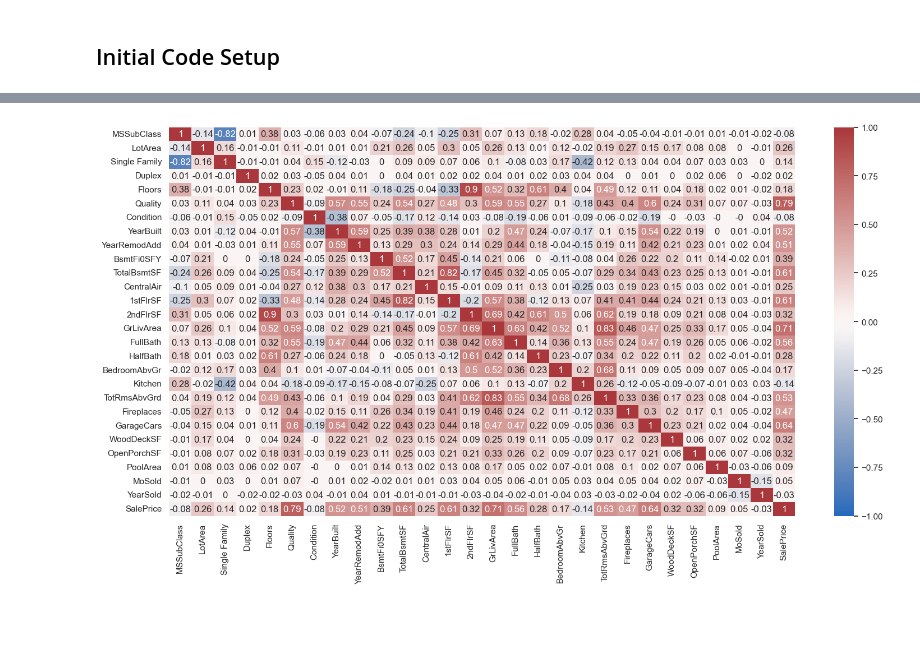
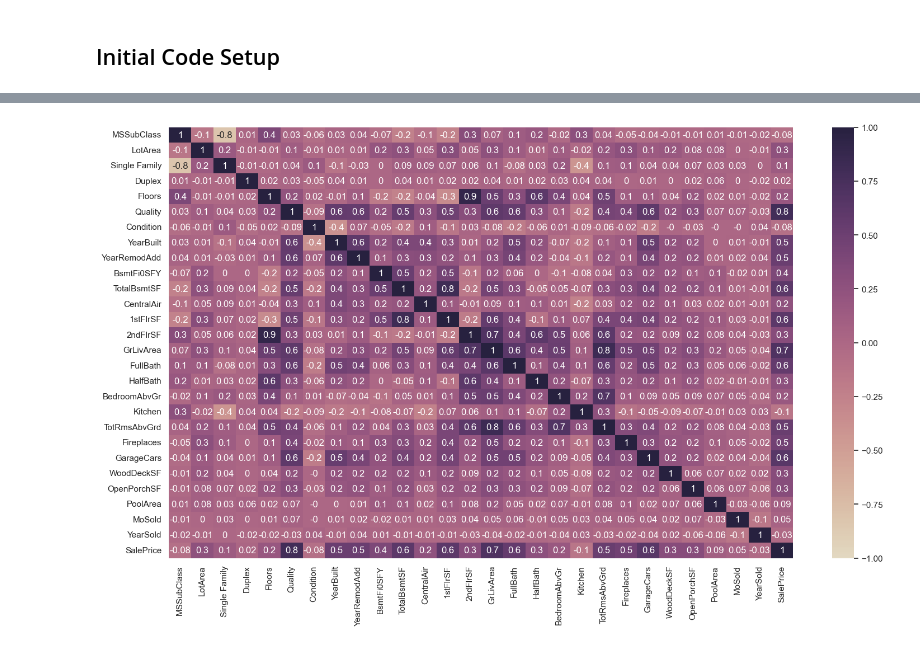
Before and after one commit to sullysbrain/wgu-c964-capstone, a Jupyter notebook: c951-task3.ipynb, the cells around one changed output, grey strips where cells are left out. Saved outputs shown, nothing was run; the diff lists cells and outputs as text; code cells hidden in the pictures; blank space fills up the shorter version.

```diff
--- a/c951-task3.ipynb
+++ b/c951-task3.ipynb
@@ -21,11 +21,14 @@ df_e.head()
-# %%
-# Correlation Matrix for Physical Housing Data
-
-df_physical = pd.read_csv('data/housing_size_data_cleaned.csv', sep=',', index_col=0, header=0)
-sns.set(rc={'figure.figsize':(18,9)})
-correlation_matrix = df_physical.corr().round(2)
-sns.heatmap(data=correlation_matrix, annot=True, vmax=1, vmin=-1, center=0, cmap='vlag')
-
-plt.show()
-# %% [output]
-[figure, removed]
+# %%
+# Correlation Matrix for Physical Housing Data
+
+df_physical = pd.read_csv('data/housing_size_data_cleaned.csv', sep=',', index_col=0, header=0)
+sns.set(rc={'figure.figsize':(18,10)})
+correlation_matrix = df_physical.corr().round(2)
+colormap = sns.color_palette("ch:s=-.2,r=.6", as_cmap=True)
+sns.heatmap(data=correlation_matrix, annot=True, vmax=1, vmin=-1, center=0, fmt='.1g', cmap=colormap)
+
+# Pairplot showing breakdown correlation for each feature.. warning: takes a long time to calculate
+#sns.pairplot(df_physical, kind="reg")
+plt.show()
+# %% [output]
+[figure, added]
```
Also changed, not shown: parts of 8 cells of this notebook, 1 other file.
